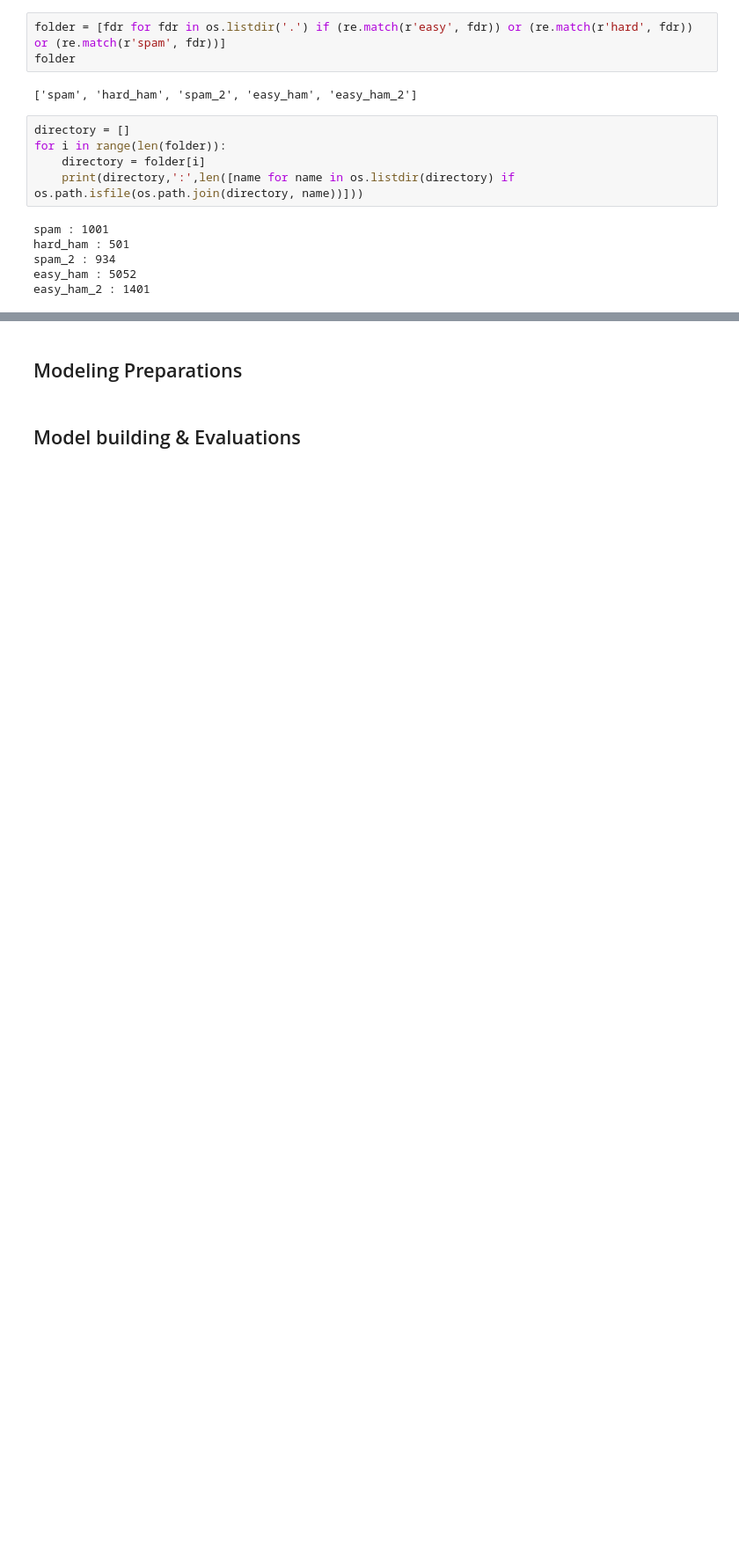
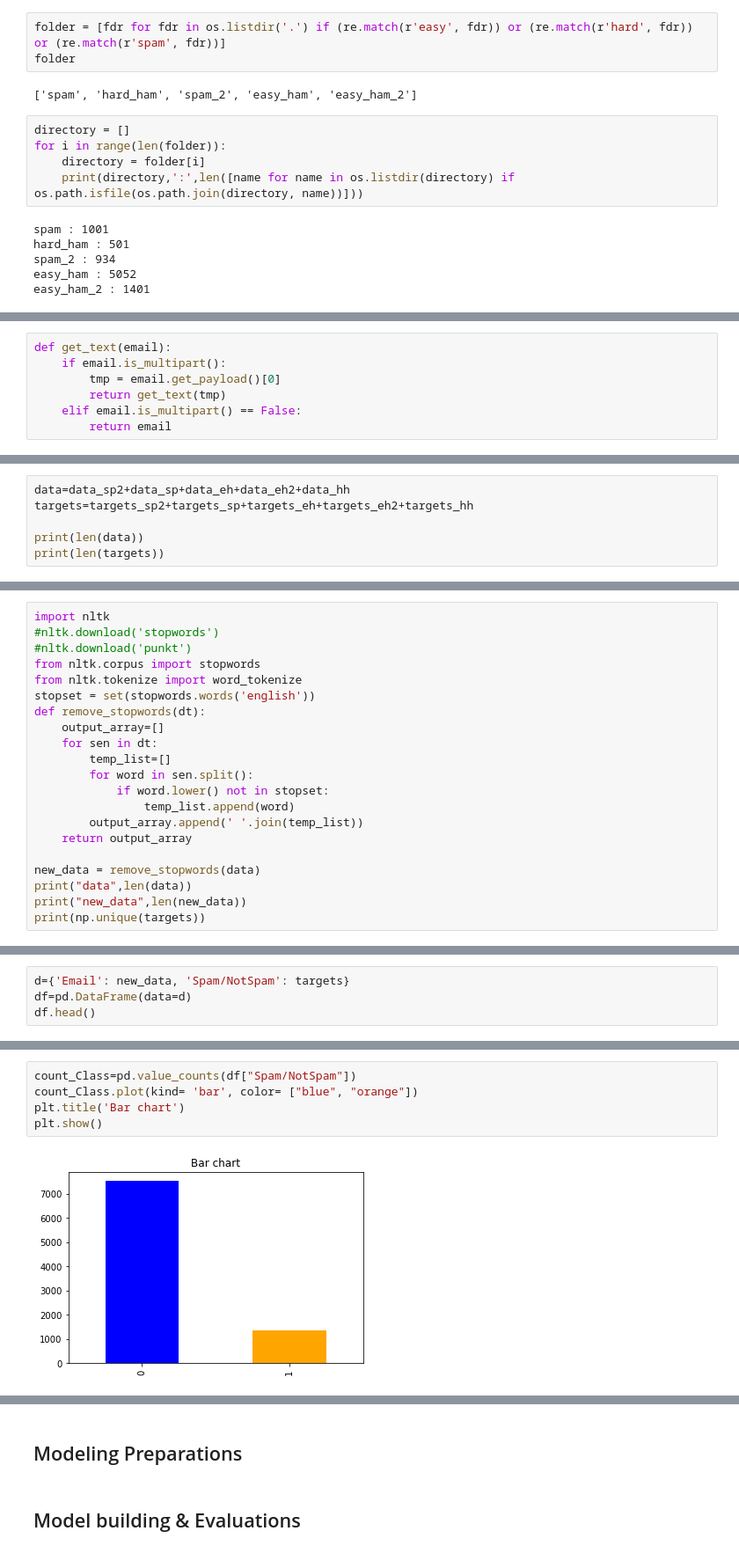
Before and after one commit to RashmiAPatel19/MSDS-7333-Quantifying-the-world, a Jupyter notebook: CaseStudy3/RP_SR_7333_CaseStudy3.ipynb, the cells around one changed output, grey strips where cells are left out. Shown at 88% size. Cells and saved outputs as stored; diff of their text form; blank space fills up the shorter version.

```diff
--- a/CaseStudy3/RP_SR_7333_CaseStudy3.ipynb
+++ b/CaseStudy3/RP_SR_7333_CaseStudy3.ipynb
@@ -135 +106,8 @@ if msg.get_payload():
+# %%
+def get_text(email):
+    if email.is_multipart():
+        tmp = email.get_payload()[0]
+        return get_text(tmp)
+    elif email.is_multipart() == False:
+        return email
 # %%
@@ -262,0 +295,6 @@ NameError: name 'unicode' is not defined
+# %%
+data=data_sp2+data_sp+data_eh+data_eh2+data_hh
+targets=targets_sp2+targets_sp+targets_eh+targets_eh2+targets_hh
+
+print(len(data))
+print(len(targets))
@@ -262,0 +318,21 @@ NameError: name 'unicode' is not defined
+# %%
+import nltk
+#nltk.download('stopwords')
+#nltk.download('punkt')
+from nltk.corpus import stopwords
+from nltk.tokenize import word_tokenize
+stopset = set(stopwords.words('english'))
+def remove_stopwords(dt):
+    output_array=[]
+    for sen in dt:
+        temp_list=[]
+        for word in sen.split():
+            if word.lower() not in stopset:
+                temp_list.append(word)
+        output_array.append(' '.join(temp_list))
+    return output_array
+
+new_data = remove_stopwords(data)
+print("data",len(data))
+print("new_data",len(new_data))
+print(np.unique(targets))
@@ -262,0 +343,4 @@ NameError: name 'unicode' is not defined
+# %%
+d={'Email': new_data, 'Spam/NotSpam': targets}
+df=pd.DataFrame(data=d)
+df.head()
@@ -262,0 +354,7 @@ NameError: name 'unicode' is not defined
+# %%
+count_Class=pd.value_counts(df["Spam/NotSpam"])
+count_Class.plot(kind= 'bar', color= ["blue", "orange"])
+plt.title('Bar chart')
+plt.show()
+# %% [output]
+[figure, added]
```
Also changed, not shown: parts of 47 cells of this notebook.
